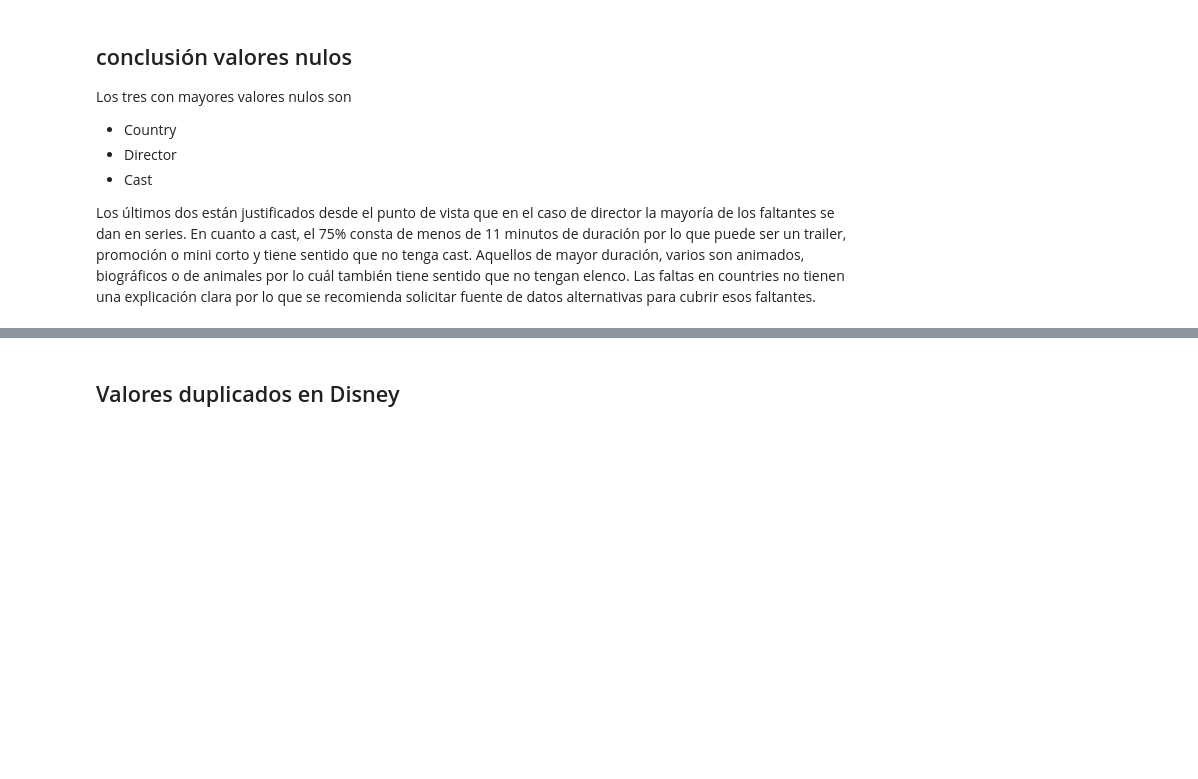
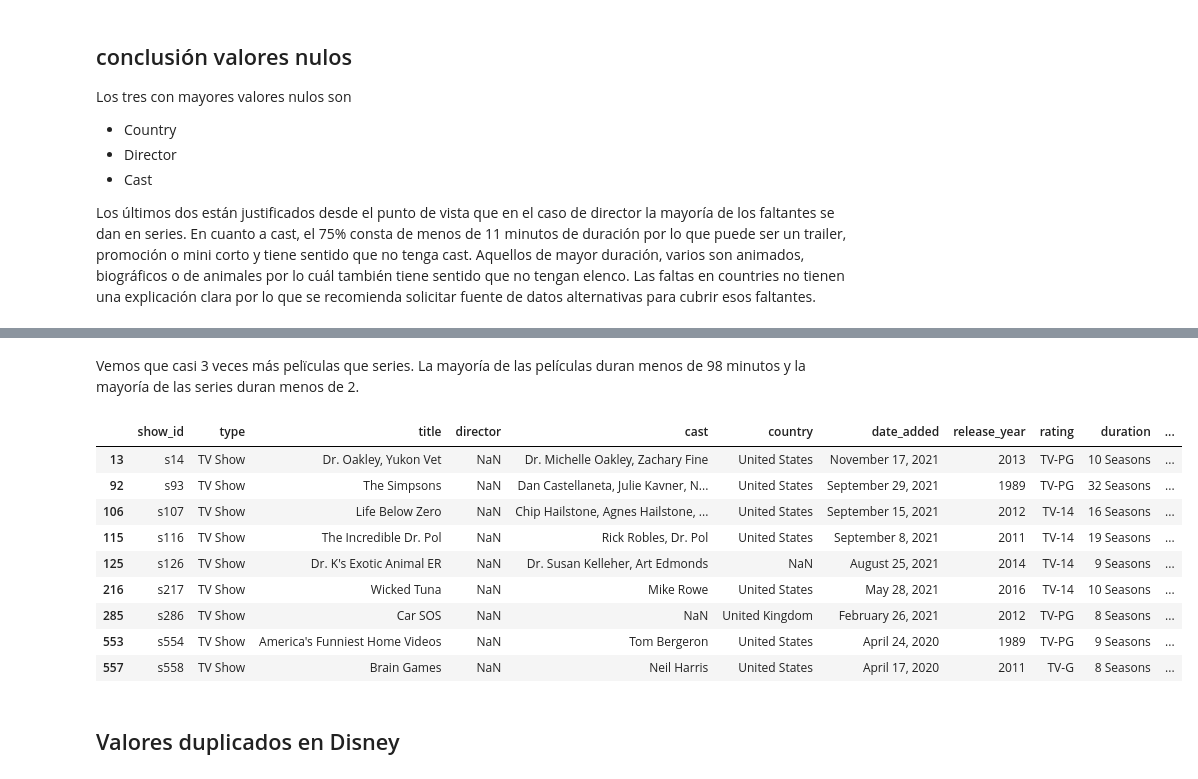
Before and after one commit to Martu-t/plataformas_streaming, a Jupyter notebook: 2_QA/qa_eda.ipynb, the cells around one changed output, grey strips where cells are left out. Drawn from its saved outputs; the diff is of its cells as text; code cells hidden in the pictures; blank space fills up the shorter version.

```diff
--- a/2_QA/qa_eda.ipynb
+++ b/2_QA/qa_eda.ipynb
@@ -216,3 +236,21 @@ Las faltas en countries no tienen una explicación clara por lo que se recomiend
+# %% [markdown]
+Vemos que casi 3 veces más pelïculas que series.
+La  mayoría de las películas duran menos de 98 minutos y la mayoría de las series duran menos de 2.
+# %%
+#El máx de 32 season suena mucho así que lo voy a mirar.
+df_disney_copy[(df_disney_copy['duration_num'] > 7) & (df_disney_copy['duration_unit'] == "Seasons") ]
+# La cantidad de season esta OK. Los simpson tienen 32
+# %% [output]
+|  | show_id | type | title | director | cast | country | date_added | release_year | rating | duration | ... |
+| 13 | s14 | TV Show | Dr. Oakley, Yukon Vet | NaN | Dr. Michelle Oakley, Zachary Fine | United States | November 17, 2021 | 2013 | TV-PG | 10 Seasons | ... |
+| 92 | s93 | TV Show | The Simpsons | NaN | Dan Castellaneta, Julie Kavner, N... | United States | September 29, 2021 | 1989 | TV-PG | 32 Seasons | ... |
+| 106 | s107 | TV Show | Life Below Zero | NaN | Chip Hailstone, Agnes Hailstone, ... | United States | September 15, 2021 | 2012 | TV-14 | 16 Seasons | ... |
+| 115 | s116 | TV Show | The Incredible Dr. Pol | NaN | Rick Robles, Dr. Pol | United States | September 8, 2021 | 2011 | TV-14 | 19 Seasons | ... |
+| 125 | s126 | TV Show | Dr. K's Exotic Animal ER | NaN | Dr. Susan Kelleher, Art Edmonds | NaN | August 25, 2021 | 2014 | TV-14 | 9 Seasons | ... |
+| 216 | s217 | TV Show | Wicked Tuna | NaN | Mike Rowe | United States | May 28, 2021 | 2016 | TV-14 | 10 Seasons | ... |
+| 285 | s286 | TV Show | Car SOS | NaN | NaN | United Kingdom | February 26, 2021 | 2012 | TV-PG | 8 Seasons | ... |
+| 553 | s554 | TV Show | America's Funniest Home Videos | NaN | Tom Bergeron | United States | April 24, 2020 | 1989 | TV-PG | 9 Seasons | ... |
+| 557 | s558 | TV Show | Brain Games | NaN | Neil Harris | United States | April 17, 2020 | 2011 | TV-G | 8 Seasons | ... |
 # %% [markdown]
 ## Valores duplicados en Disney
 # %%
```
Also changed, not shown: parts of 4 cells of this notebook.
